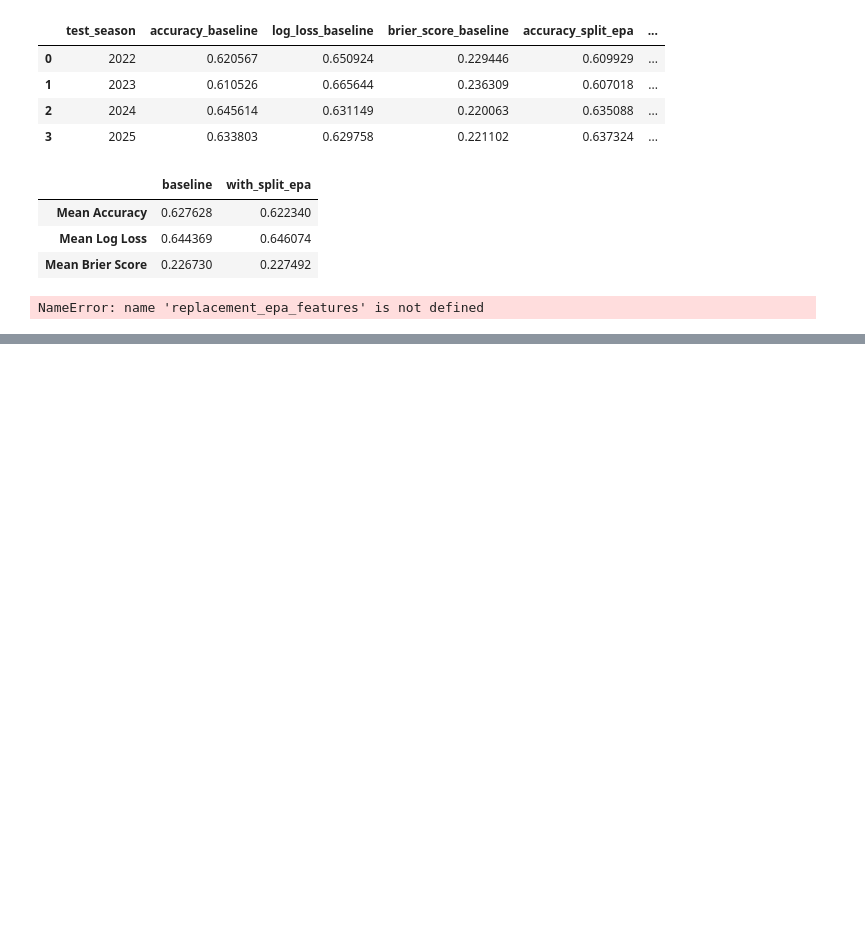
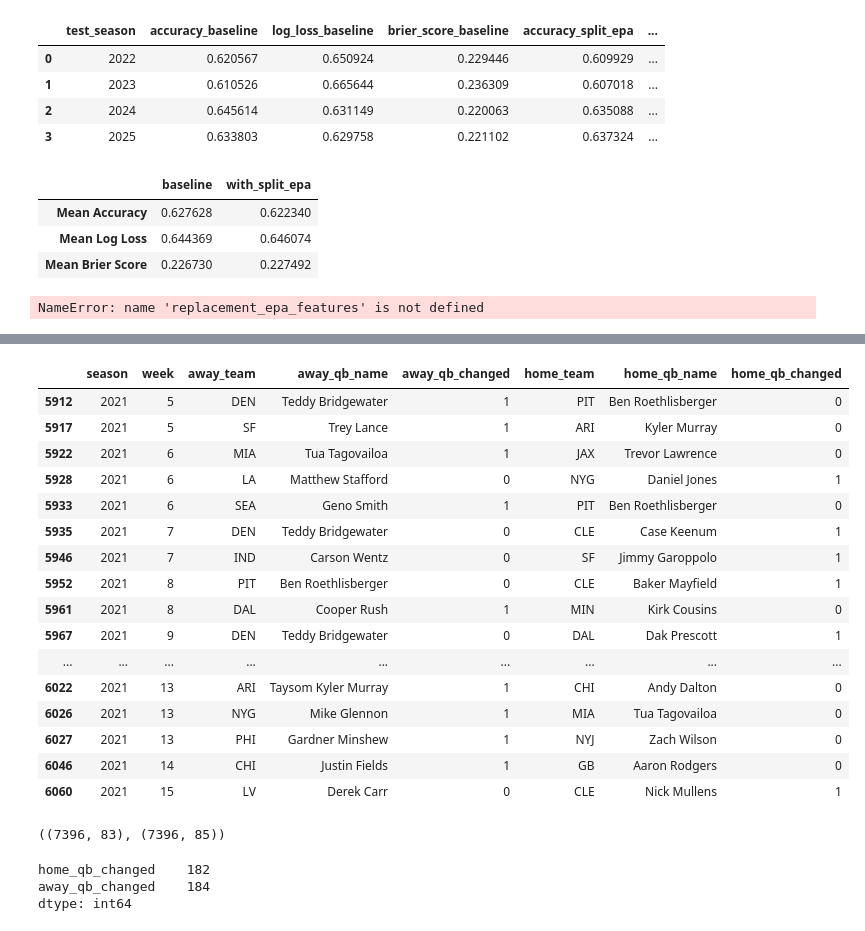
Before and after one commit to GarnetFisherman/nfl-game-prediction, a Jupyter notebook: notebooks/01_explore_nfl_data.ipynb, the cells around one changed output, grey strips where cells are left out. Cells and saved outputs as stored; diff of their text form; code cells hidden in the pictures; blank space fills up the shorter version.

```diff
--- a/notebooks/01_explore_nfl_data.ipynb
+++ b/notebooks/01_explore_nfl_data.ipynb
@@ -4715,0 +5717,4 @@ replacement_summary
+# %%
+team_qb_previous = team_qb_previous.sort_values(
+    ["posteam", "season", "week"]
+).reset_index(drop=True)
@@ -4715,0 +5807,59 @@ replacement_summary
+# %%
+qb_change_check = games_pd[
+    [
+        "game_id",
+        "season",
+        "week",
+        "away_team",
+        "away_qb_name",
+        "home_team",
+        "home_qb_name"
+    ]
+].merge(
+    home_qb_change,
+    on="game_id",
+    how="left"
+).merge(
+    away_qb_change,
+    on="game_id",
+    how="left"
+)
+# %%
+qb_change_check[
+    (
+        qb_change_check["home_qb_changed"] == 1
+    )
+    |
+    (
+        qb_change_check["away_qb_changed"] == 1
+    )
+][
+    [
+        "season",
+        "week",
+        "away_team",
+        "away_qb_name",
+        "away_qb_changed",
+        "home_team",
+        "home_qb_name",
+        "home_qb_changed"
+    ]
+].head(30)
+# %% [output]
+|  | season | week | away_team | away_qb_name | away_qb_changed | home_team | home_qb_name | home_qb_changed |
+| 5912 | 2021 | 5 | DEN | Teddy Bridgewater | 1 | PIT | Ben Roethlisberger | 0 |
+| 5917 | 2021 | 5 | SF | Trey Lance | 1 | ARI | Kyler Murray | 0 |
+| 5922 | 2021 | 6 | MIA | Tua Tagovailoa | 1 | JAX | Trevor Lawrence | 0 |
+| 5928 | 2021 | 6 | LA | Matthew Stafford | 0 | NYG | Daniel Jones | 1 |
+| 5933 | 2021 | 6 | SEA | Geno Smith | 1 | PIT | Ben Roethlisberger | 0 |
+| 5935 | 2021 | 7 | DEN | Teddy Bridgewater | 0 | CLE | Case Keenum | 1 |
+| 5946 | 2021 | 7 | IND | Carson Wentz | 0 | SF | Jimmy Garoppolo | 1 |
+| 5952 | 2021 | 8 | PIT | Ben Roethlisberger | 0 | CLE | Baker Mayfield | 1 |
+| 5961 | 2021 | 8 | DAL | Cooper Rush | 1 | MIN | Kirk Cousins | 0 |
+| 5967 | 2021 | 9 | DEN | Teddy Bridgewater | 0 | DAL | Dak Prescott | 1 |
+| ... | ... | ... | ... | ... | ... | ... | ... | ... |
+| 6022 | 2021 | 13 | ARI | Taysom Kyler Murray | 1 | CHI | Andy Dalton | 0 |
+| 6026 | 2021 | 13 | NYG | Mike Glennon | 1 | MIA | Tua Tagovailoa | 0 |
+| 6027 | 2021 | 13 | PHI | Gardner Minshew | 1 | NYJ | Zach Wilson | 0 |
+| 6046 | 2021 | 14 | CHI | Justin Fields | 1 | GB | Aaron Rodgers | 0 |
+| 6060 | 2021 | 15 | LV | Derek Carr | 0 | CLE | Nick Mullens | 1 |
@@ -4715,0 +5878,12 @@ replacement_summary
+# %%
+model_8_qb_min2.shape, model_8_qb_change.shape
+# %% [output]
+((7396, 83), (7396, 85))
+# %%
+model_8_qb_change[
+    ["home_qb_changed", "away_qb_changed"]
+].sum()
+# %% [output]
+home_qb_changed    182
+away_qb_changed    184
+dtype: int64
```
Also changed, not shown: parts of 117 cells of this notebook.
